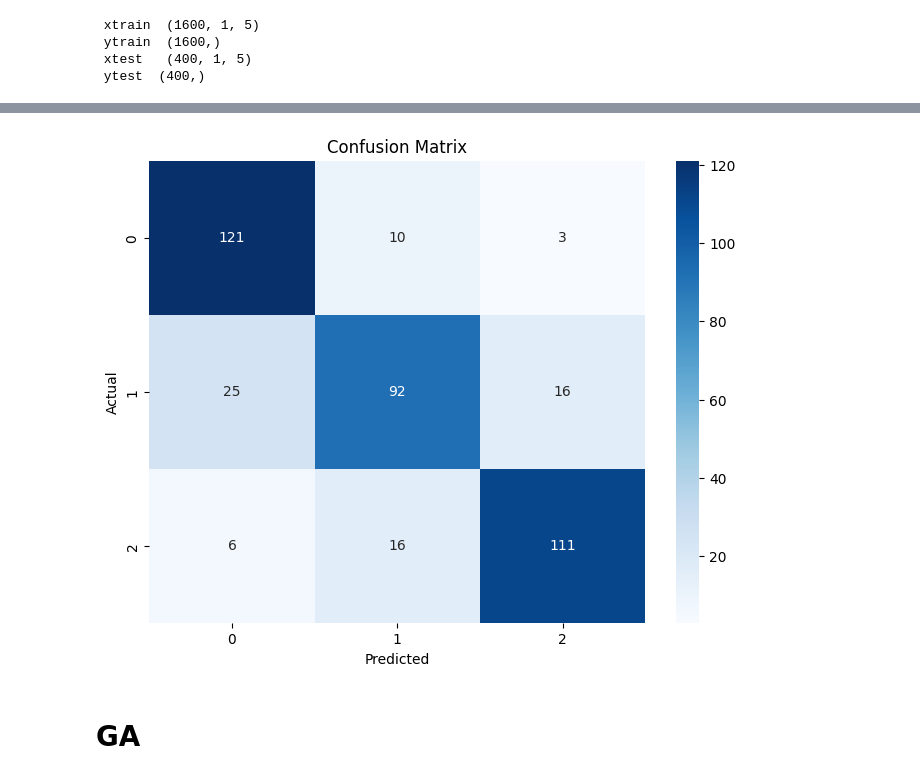
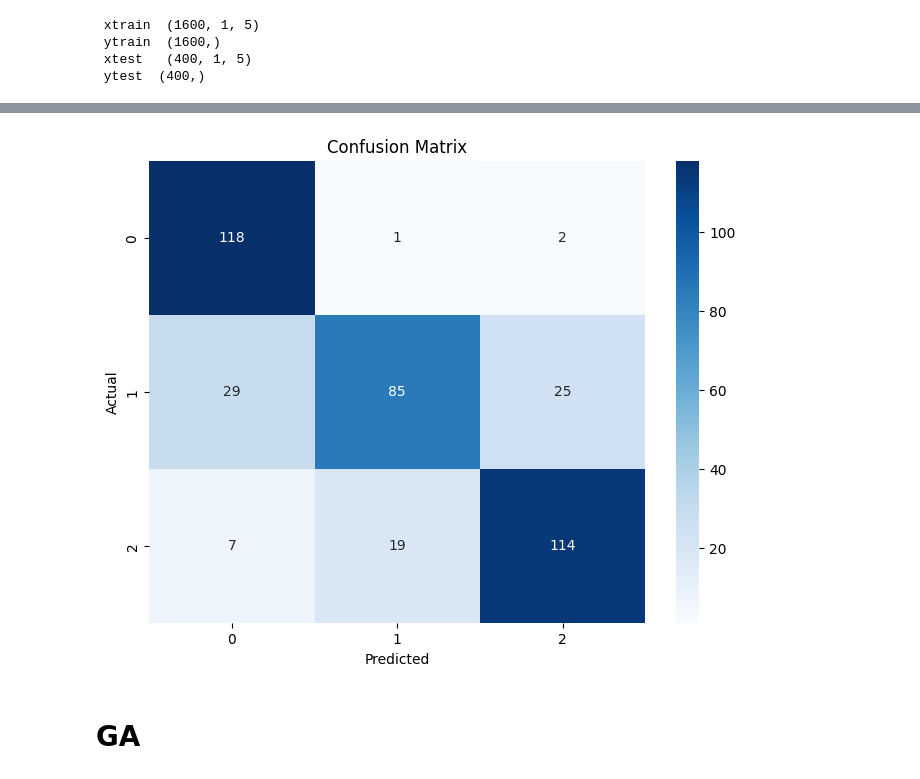
Before and after one commit to MetaluxTech/Cloud-Simulation-AI, a Jupyter notebook: AI_code/training/ga-lstm.ipynb, the cells around one changed output, grey strips where cells are left out. Cells and saved outputs as stored; diff of their text form; code cells hidden in the pictures.

```diff
--- a/AI_code/training/ga-lstm.ipynb
+++ b/AI_code/training/ga-lstm.ipynb
@@ -91,15 +91,19 @@ def trainModel(hyperparameters):
                   loss='sparse_categorical_crossentropy',
                   metrics=['accuracy'])
 
-    early_stopping = EarlyStopping(monitor='accuracy', patience=15)
+    early_stopping = EarlyStopping(monitor='accuracy', patience=100)
     hist = model.fit(X_train, y_train,
-                        epochs=100,
+                        epochs=200,
                         batch_size=int(hyperparameters['batch_size']),
                         validation_data=(X_test, y_test),
                         callbacks=[early_stopping])
     return model,hist
-hyperparameters =   {'units': 70.04564, 'dropout_rate': 0.1, 'learning_rate': 0.0021, 'batch_size': 21}
-model,hist= trainModel(hyperparameters)
-accuracy = hist.history["accuracy"][-1]
-print("\n\n Accuracy: ",int(accuracy* 100) ,'%')
+
+# GA_hyperparameters =   {'units': 37.854, 'dropout_rate': 0.179, 'learning_rate': 0.036004, 'batch_size': 75.13}
+# model,hist= trainModel(GA_hyperparameters)
+# ga_accuracy = max(hist.history["accuracy"])
+
+SNAKE_hyperparameters = {'units': 128, 'dropout_rate': 0.2, 'learning_rate': 0.001, 'batch_size': 32}
+model,hist= trainModel(SNAKE_hyperparameters)
+snake_accuracy = max(hist.history["accuracy"])
 # %% [output]
@@ -123,12 +127,11 @@ Epoch 3/100
 # %%
-accuracy = max(hist.history["accuracy"])
-print(" Accuracy: ",int(accuracy* 100) ,'%')
+
+print("snake  Accuracy: ",int(snake_accuracy* 100) ,'%')
+print("GA Accuracy: ",int(ga_accuracy* 100) ,'%')
 
 
 y_pred = model.predict(X_test)
 y_pred_classes = np.argmax(y_pred, axis=1)
-
-
 
 # Create a confusion matrix
 cm = confusion_matrix(y_test, y_pred_classes)
@@ -146,4 +150,4 @@ plt.show()
-[figure, old version]
+[figure, new version]
 # %% [markdown]
 # GA
 # %%
```
Also changed, not shown: parts of 3 cells of this notebook, 11 other files.
